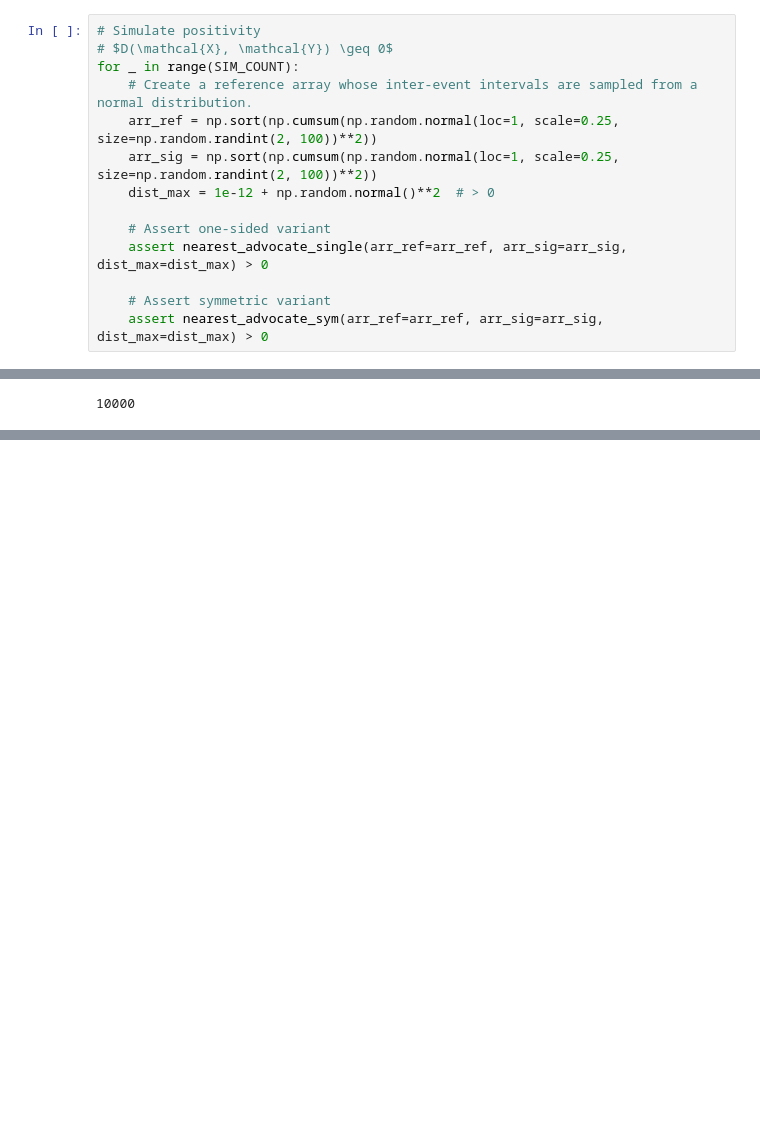
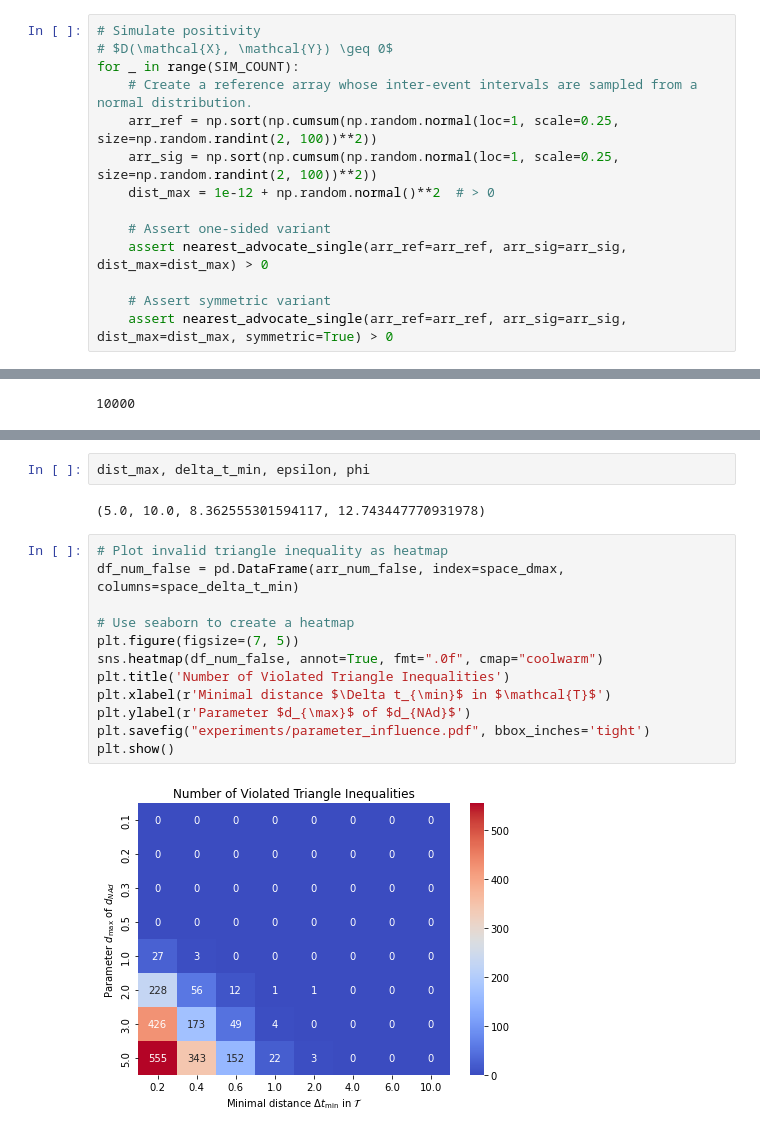
Before and after one commit to iot-salzburg/nearest-advocate, a Jupyter notebook: experiments/metric_proof_simulation.ipynb, the cells around one changed output, grey strips where cells are left out. Cells and saved outputs as stored; diff of their text form; blank space fills up the shorter version.

```diff
--- a/experiments/metric_proof_simulation.ipynb
+++ b/experiments/metric_proof_simulation.ipynb
@@ -253,7 +213,7 @@ for _ in range(SIM_COUNT):
     assert nearest_advocate_single(arr_ref=arr_ref, arr_sig=arr_sig, dist_max=dist_max) > 0
 
     # Assert symmetric variant
-    assert nearest_advocate_sym(arr_ref=arr_ref, arr_sig=arr_sig, dist_max=dist_max) > 0
+    assert nearest_advocate_single(arr_ref=arr_ref, arr_sig=arr_sig, dist_max=dist_max, symmetric=True) > 0
 # %%
 # Simulate distance to itself:
 # $\mathcal{X}=\mathcal{Y} \Rightarrow D(\mathcal{X}, \mathcal{Y}) = 0$
@@ -509,3 +475,21 @@ int(np.sum(arr_num_false))
 # min_mean_dist_3 = nearest_advocate_single(arr_ref=arr_y, arr_sig=arr_z, dist_max=dist_max)
 
 # print(min_mean_dist_1, min_mean_dist_2, min_mean_dist_3, min_mean_dist_2 + min_mean_dist_3) -->
+# %%
+dist_max, delta_t_min, epsilon, phi
+# %% [output]
+(5.0, 10.0, 8.362555301594117, 12.743447770931978)
+# %%
+# Plot invalid triangle inequality as heatmap
+df_num_false = pd.DataFrame(arr_num_false, index=space_dmax, columns=space_delta_t_min)
+
+# Use seaborn to create a heatmap
+plt.figure(figsize=(7, 5))
+sns.heatmap(df_num_false, annot=True, fmt=".0f", cmap="coolwarm")
+plt.title('Number of Violated Triangle Inequalities')
+plt.xlabel(r'Minimal distance $\Delta t_{\min}$ in $\mathcal{T}$')
+plt.ylabel(r'Parameter $d_{\max}$ of $d_{NAd}$')
+plt.savefig("experiments/parameter_influence.pdf", bbox_inches='tight')
+plt.show()
+# %% [output]
+[figure, added]
```
Also changed, not shown: parts of 23 cells of this notebook, 2 other files.
